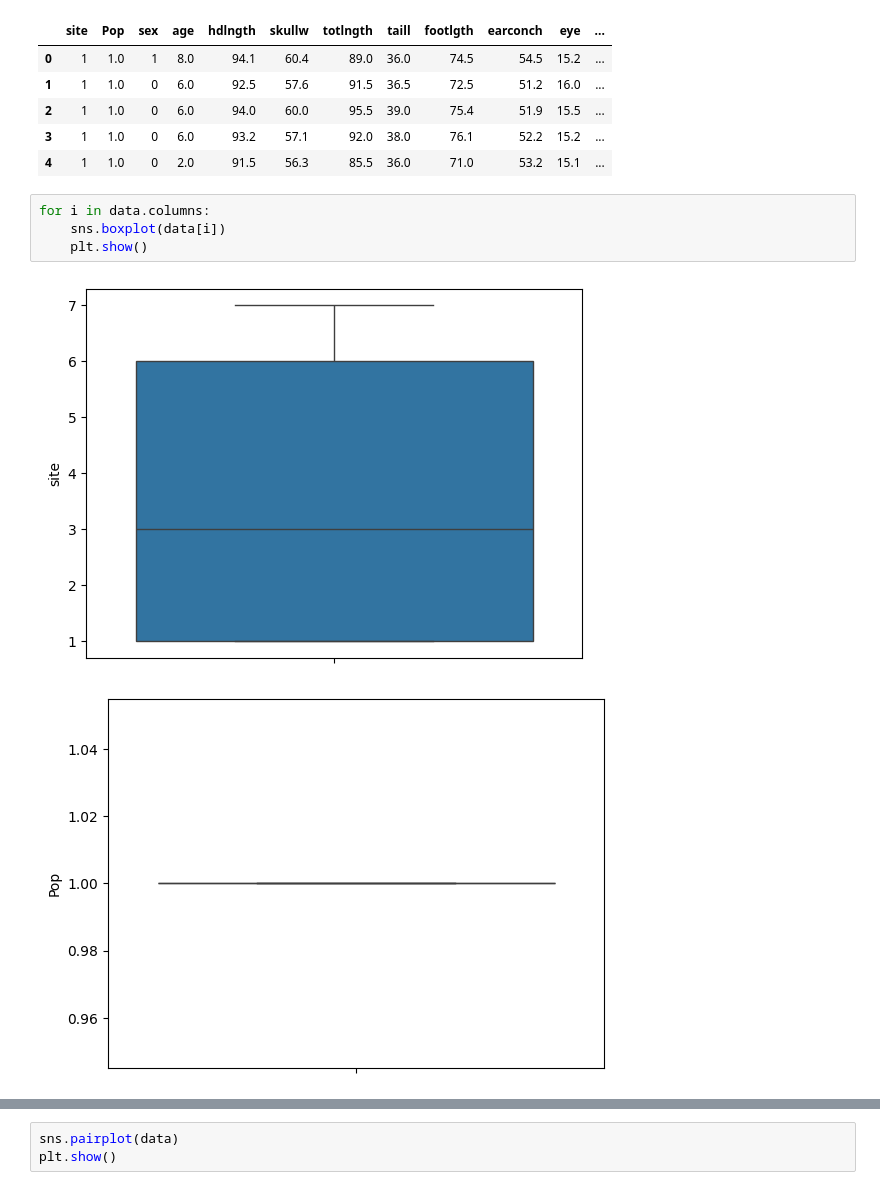
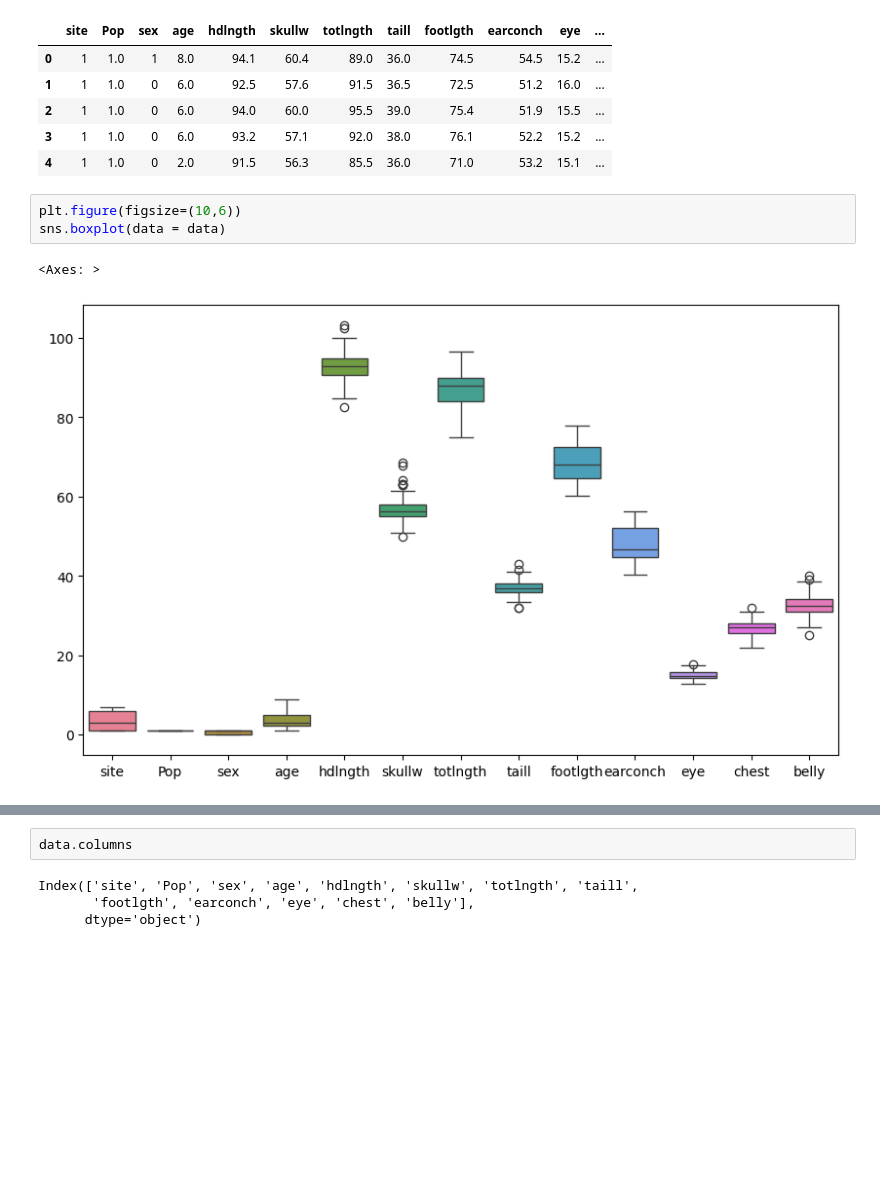
Before and after one commit to ajay4saroha/Decision-Tree, a Jupyter notebook: possumRegression.ipynb, the cells around one changed output, grey strips where cells are left out. Saved outputs shown, nothing was run; the diff lists cells and outputs as text; blank space fills up the shorter version.

```diff
--- a/possumRegression.ipynb
+++ b/possumRegression.ipynb
@@ -60,9 +68,8 @@ data.head()
 | 3 | 1 | 1.0 | 0 | 6.0 | 93.2 | 57.1 | 92.0 | 38.0 | 76.1 | 52.2 | 15.2 | ... |
 | 4 | 1 | 1.0 | 0 | 2.0 | 91.5 | 56.3 | 85.5 | 36.0 | 71.0 | 53.2 | 15.1 | ... |
 # %%
-for i in data.columns:
-    sns.boxplot(data[i])
-    plt.show()
+plt.figure(figsize=(10,6))
+sns.boxplot(data = data)
 # %% [output]
+<Axes: >
-[figure, old version]
+[figure, new version]
-[figure, removed]
@@ -80,3 +76,6 @@ for i in data.columns:
 # %%
-sns.pairplot(data)
-plt.show()
+data.columns
+# %% [output]
+Index(['site', 'Pop', 'sex', 'age', 'hdlngth', 'skullw', 'totlngth', 'taill',
+       'footlgth', 'earconch', 'eye', 'chest', 'belly'],
+      dtype='object')
```
Also changed, not shown: parts of 2 cells of this notebook.
